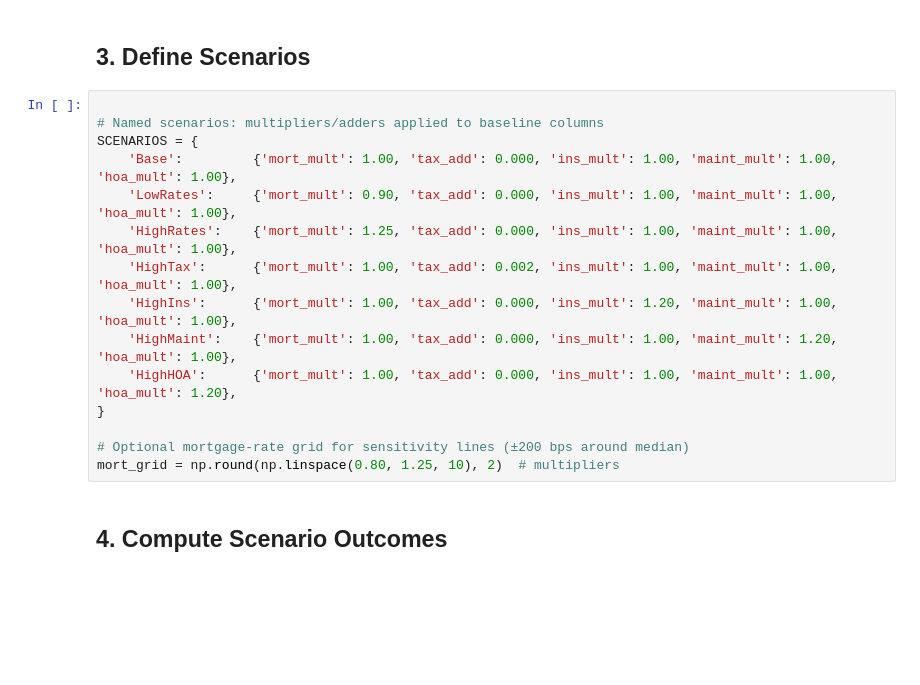
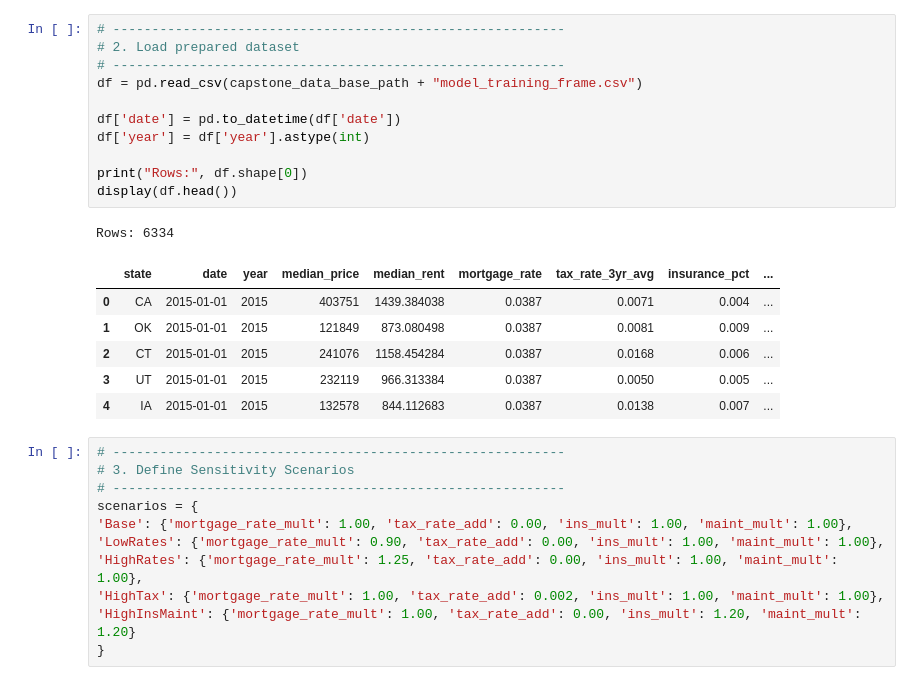
Before and after one commit to AIMLcert/Capstone-Project-Final-24.1, a Jupyter notebook: notebooks/03_scenario_analysis.ipynb, the cells around one changed output. Saved outputs shown, nothing was run; the diff lists cells and outputs as text; blank space fills up the shorter version.

Commit message:
Fixing broken file 03_scenario_analysis.ipynb

```diff
--- a/notebooks/03_scenario_analysis.ipynb
+++ b/notebooks/03_scenario_analysis.ipynb
@@ -205,19 +39,30 @@ def npv_delta_for_row(row, cfg,
-# %% [markdown]
-## 3. Define Scenarios
+# %%
+# ----------------------------------------------------------
+# 2. Load prepared dataset
+# ----------------------------------------------------------
+df = pd.read_csv(capstone_data_base_path + "model_training_frame.csv")
+
+df['date'] = pd.to_datetime(df['date'])
+df['year'] = df['year'].astype(int)
+
+print("Rows:", df.shape[0])
+display(df.head())
+# %% [output]
+Rows: 6334
+|  | state | date | year | median_price | median_rent | mortgage_rate | tax_rate_3yr_avg | insurance_pct | ... |
+| 0 | CA | 2015-01-01 | 2015 | 403751 | 1439.384038 | 0.0387 | 0.0071 | 0.004 | ... |
+| 1 | OK | 2015-01-01 | 2015 | 121849 | 873.080498 | 0.0387 | 0.0081 | 0.009 | ... |
+| 2 | CT | 2015-01-01 | 2015 | 241076 | 1158.454284 | 0.0387 | 0.0168 | 0.006 | ... |
+| 3 | UT | 2015-01-01 | 2015 | 232119 | 966.313384 | 0.0387 | 0.0050 | 0.005 | ... |
+| 4 | IA | 2015-01-01 | 2015 | 132578 | 844.112683 | 0.0387 | 0.0138 | 0.007 | ... |
 # %%
-
-# Named scenarios: multipliers/adders applied to baseline columns
-SCENARIOS = {
-    'Base':         {'mort_mult': 1.00, 'tax_add': 0.000, 'ins_mult': 1.00, 'maint_mult': 1.00, 'hoa_mult': 1.00},
-    'LowRates':     {'mort_mult': 0.90, 'tax_add': 0.000, 'ins_mult': 1.00, 'maint_mult': 1.00, 'hoa_mult': 1.00},
-    'HighRates':    {'mort_mult': 1.25, 'tax_add': 0.000, 'ins_mult': 1.00, 'maint_mult': 1.00, 'hoa_mult': 1.00},
-    'HighTax':      {'mort_mult': 1.00, 'tax_add': 0.002, 'ins_mult': 1.00, 'maint_mult': 1.00, 'hoa_mult': 1.00},
-    'HighIns':      {'mort_mult': 1.00, 'tax_add': 0.000, 'ins_mult': 1.20, 'maint_mult': 1.00, 'hoa_mult': 1.00},
-    'HighMaint':    {'mort_mult': 1.00, 'tax_add': 0.000, 'ins_mult': 1.00, 'maint_mult': 1.20, 'hoa_mult': 1.00},
-    'HighHOA':      {'mort_mult': 1.00, 'tax_add': 0.000, 'ins_mult': 1.00, 'maint_mult': 1.00, 'hoa_mult': 1.20},
+# ----------------------------------------------------------
+# 3. Define Sensitivity Scenarios
+# ----------------------------------------------------------
+scenarios = {
+'Base': {'mortgage_rate_mult': 1.00, 'tax_rate_add': 0.00, 'ins_mult': 1.00, 'maint_mult': 1.00},
+'LowRates': {'mortgage_rate_mult': 0.90, 'tax_rate_add': 0.00, 'ins_mult': 1.00, 'maint_mult': 1.00},
+'HighRates': {'mortgage_rate_mult': 1.25, 'tax_rate_add': 0.00, 'ins_mult': 1.00, 'maint_mult': 1.00},
+'HighTax': {'mortgage_rate_mult': 1.00, 'tax_rate_add': 0.002, 'ins_mult': 1.00, 'maint_mult': 1.00},
+'HighInsMaint': {'mortgage_rate_mult': 1.00, 'tax_rate_add': 0.00, 'ins_mult': 1.20, 'maint_mult': 1.20}
 }
-
-# Optional mortgage-rate grid for sensitivity lines (±200 bps around median)
-mort_grid = np.round(np.linspace(0.80, 1.25, 10), 2)  # multipliers
-# %% [markdown]
-## 4. Compute Scenario Outcomes
```
Also changed, not shown: parts of 32 cells of this notebook.
